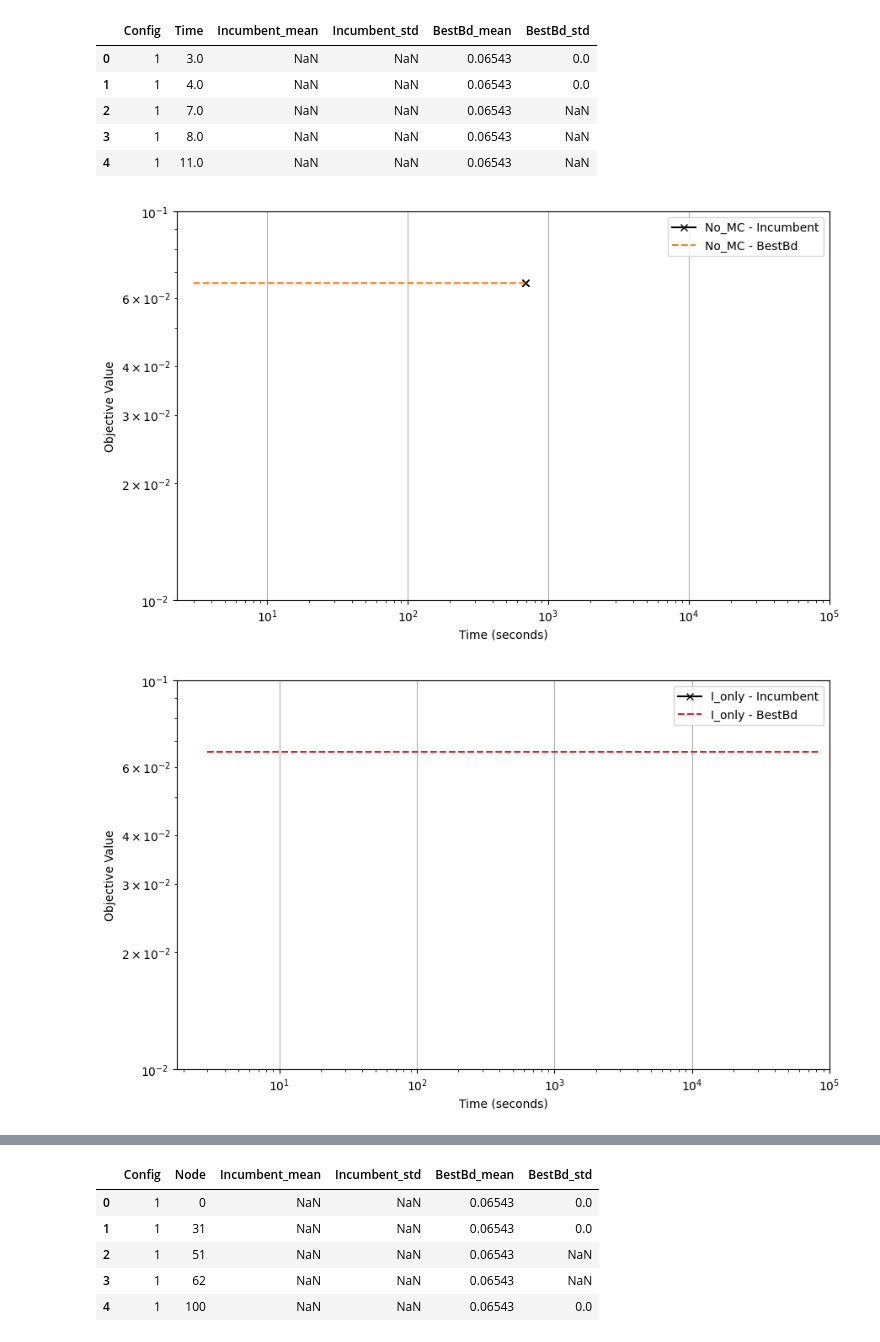
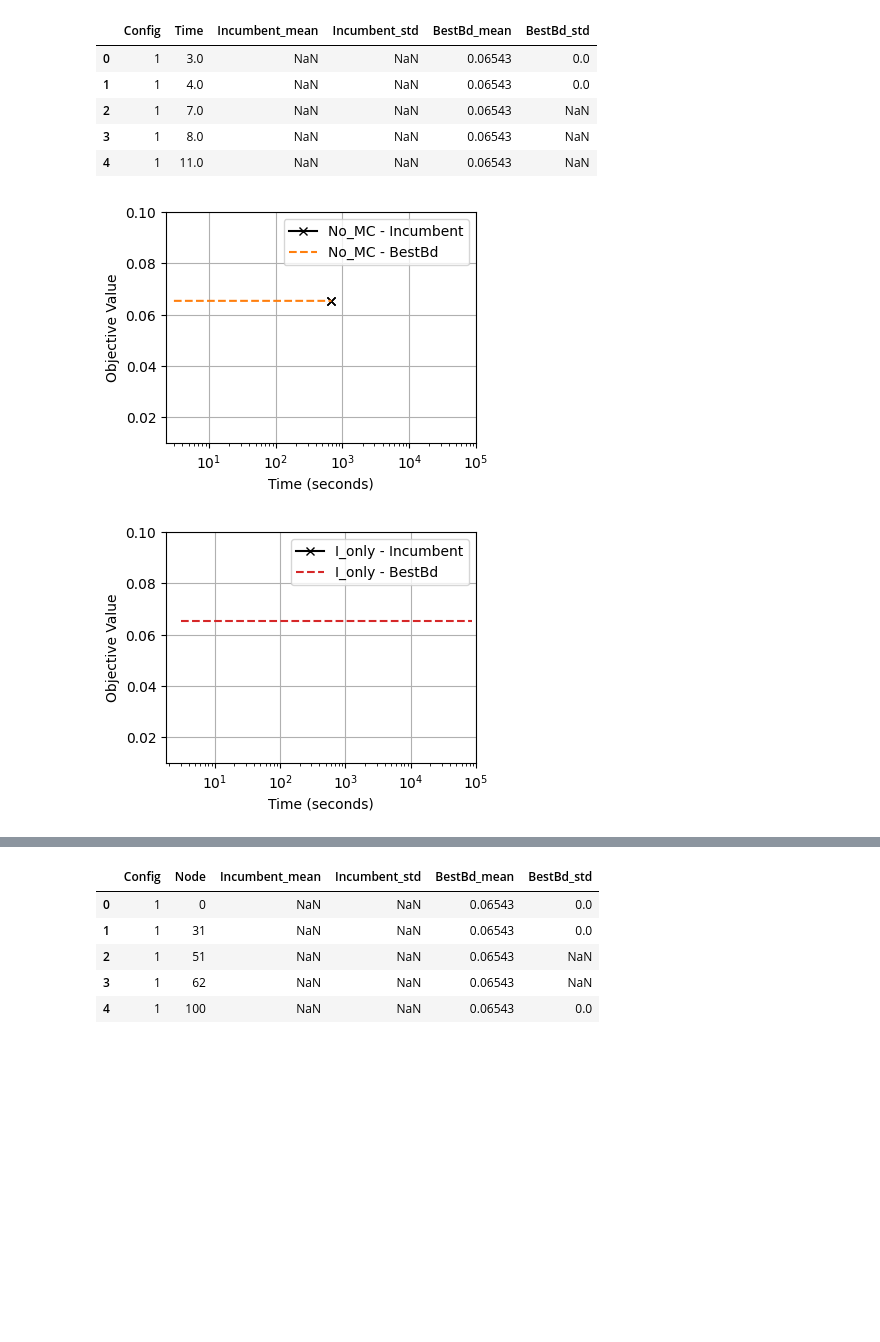
Before and after one commit to s-hallsworth/Transformer_Formulation, a Jupyter notebook: Case_Study_1/analyse_results_reactor.ipynb, the cells around one changed output, grey strips where cells are left out. Cells and saved outputs as stored; diff of their text form; code cells hidden in the pictures; blank space fills up the shorter version.

```diff
--- a/Case_Study_1/analyse_results_reactor.ipynb
+++ b/Case_Study_1/analyse_results_reactor.ipynb
@@ -149,7 +149,7 @@ y_max = 1e-1 #max(grouped_nl['Incumbent_mean'].max(), grouped_nl['BestBd_mean'].
 
 # Plot each configuration using the same x and y axis limits
 for i, config in enumerate(configs):
-    plt.figure(i, figsize=(10, 6))
+    plt.figure(i, figsize=(4, 3))
     config_data = grouped_nl[grouped_nl['Config'] == config]
     color = colours[i]
 
@@ -159,33 +159,33 @@ for i, config in enumerate(configs):
     plt.fill_between(config_data['Time'],
                      config_data['Incumbent_mean'] - config_data['Incumbent_std'],
                      config_data['Incumbent_mean'] + config_data['Incumbent_std'],
                      color="black", alpha=0.5)
 
     # Plot BestBd mean
     plt.plot(config_data['Time'], config_data['BestBd_mean'], linestyle='--', label=f'{config_names[i]} - BestBd', color=color)
     # Add shaded area for BestBd std
     # plt.fill_between(config_data['Time'],
     #                  config_data['BestBd_mean'] - config_data['BestBd_std'],
     #                  config_data['BestBd_mean'] + config_data['BestBd_std'],
     #                  color="black", alpha=0.5)
     # Set to log scale
-    plt.yscale('log')
+    # plt.yscale('log')
     plt.xscale('log')
 
     # # Set the same x and y limits for all plots
     plt.xlim(x_min, x_max)
     plt.ylim(y_min, y_max)
 
     # Add labels
     plt.grid(True)
     plt.xlabel('Time (seconds)')
     plt.ylabel('Objective Value')
     plt.legend()
 
 
     # PATH = r"C:\Users\sian_\OneDrive\Documents\Thesis"
     # plt.savefig(PATH+f'\images\{config_names[i]}_time_conv.png')
     # #plt.show()
 # %% [output]
-[figure, old version]
+[figure, new version]
-[figure, old version]
+[figure, new version]
```
Also changed, not shown: parts of 3 cells of this notebook.
